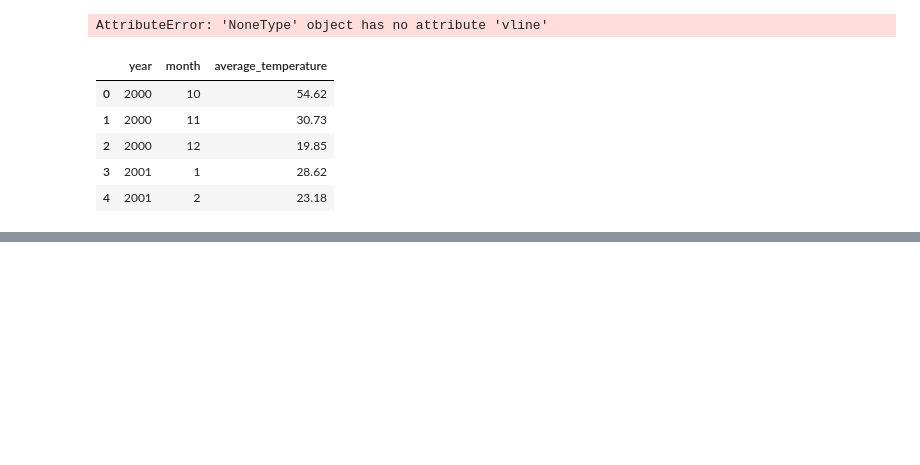
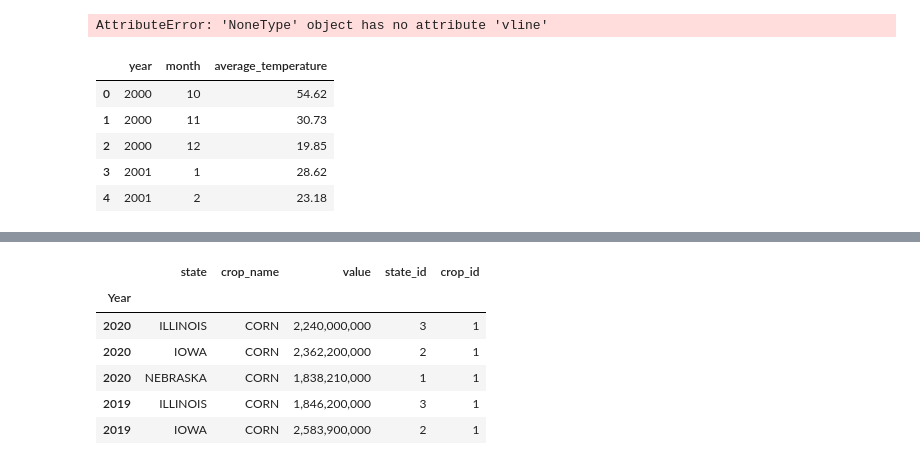
Before and after one commit to stew1922/data_farming, a Jupyter notebook: notebooks/carolina.ipynb, the cells around one changed output, grey strips where cells are left out. Drawn from its saved outputs; the diff is of its cells as text; code cells hidden in the pictures; blank space fills up the shorter version.

```diff
--- a/notebooks/carolina.ipynb
+++ b/notebooks/carolina.ipynb
@@ -459,0 +459,11 @@ dbsession2.autocommit = True
+# %%
+new_df.rename(columns ={'State': 'state', 'Commodity': 'crop_name', 'Value': 'value' }, inplace=True)
+new_df.head()
+# %% [output]
+|  | state | crop_name | value | state_id | crop_id |
+| Year |  |  |  |  |  |
+| 2020 | ILLINOIS | CORN | 2,240,000,000 | 3 | 1 |
+| 2020 | IOWA | CORN | 2,362,200,000 | 2 | 1 |
+| 2020 | NEBRASKA | CORN | 1,838,210,000 | 1 | 1 |
+| 2019 | ILLINOIS | CORN | 1,846,200,000 | 3 | 1 |
+| 2019 | IOWA | CORN | 2,583,900,000 | 2 | 1 |
```
Also changed, not shown: parts of 29 cells of this notebook, 4 other files.
